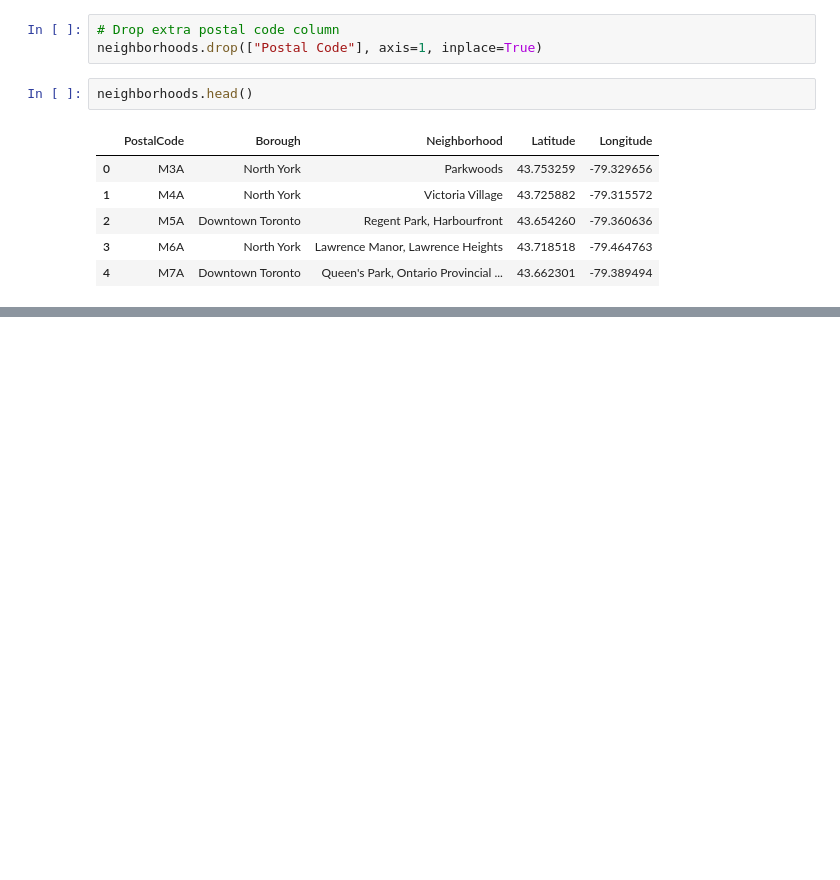
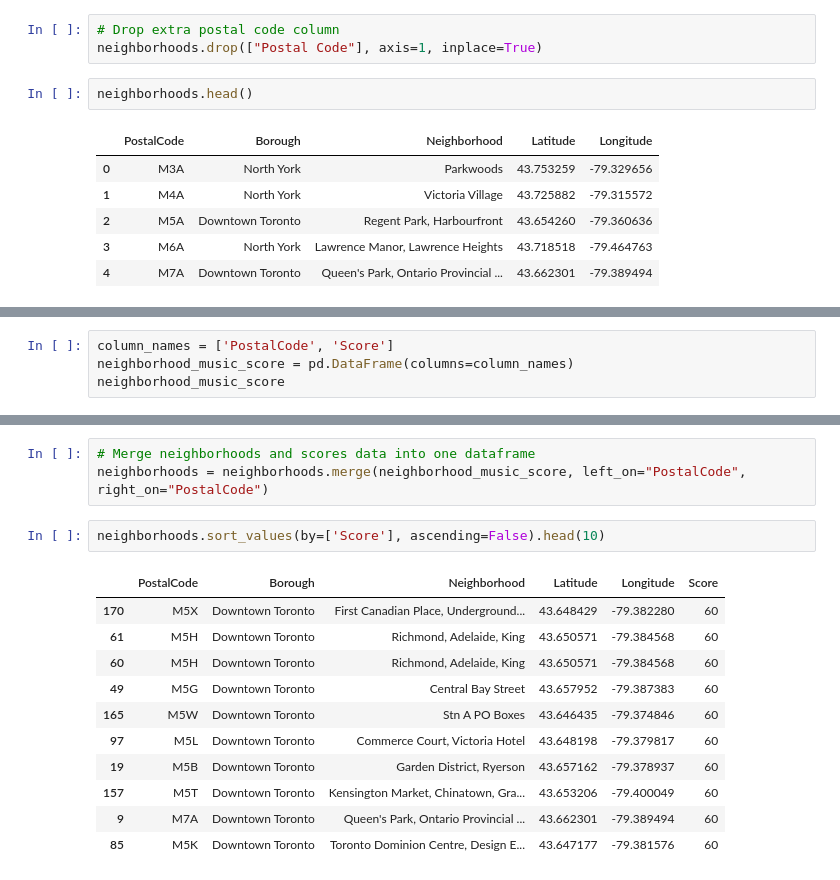
Before and after one commit to Arks-Designs/Coursera_Capstone, a Jupyter notebook: Applied Data Science Capstone.ipynb, the cells around one changed output, grey strips where cells are left out. Saved outputs shown, nothing was run; the diff lists cells and outputs as text; blank space fills up the shorter version.

Commit message:
Updated to score each borough by number of live music venues scored by rating are near them

```diff
--- a/Applied Data Science Capstone.ipynb
+++ b/Applied Data Science Capstone.ipynb
@@ -133,0 +136,4 @@ neighborhoods.head()
+# %%
+column_names = ['PostalCode', 'Score']
+neighborhood_music_score = pd.DataFrame(columns=column_names)
+neighborhood_music_score
@@ -134,3 +191,20 @@ neighborhoods.head()
+# %%
+# Merge neighborhoods and scores data into one dataframe
+neighborhoods = neighborhoods.merge(neighborhood_music_score, left_on="PostalCode", right_on="PostalCode")
+# %%
+neighborhoods.sort_values(by=['Score'], ascending=False).head(10)
+# %% [output]
+|  | PostalCode | Borough | Neighborhood | Latitude | Longitude | Score |
+| 170 | M5X | Downtown Toronto | First Canadian Place, Underground... | 43.648429 | -79.382280 | 60 |
+| 61 | M5H | Downtown Toronto | Richmond, Adelaide, King | 43.650571 | -79.384568 | 60 |
+| 60 | M5H | Downtown Toronto | Richmond, Adelaide, King | 43.650571 | -79.384568 | 60 |
+| 49 | M5G | Downtown Toronto | Central Bay Street | 43.657952 | -79.387383 | 60 |
+| 165 | M5W | Downtown Toronto | Stn A PO Boxes | 43.646435 | -79.374846 | 60 |
+| 97 | M5L | Downtown Toronto | Commerce Court, Victoria Hotel | 43.648198 | -79.379817 | 60 |
+| 19 | M5B | Downtown Toronto | Garden District, Ryerson | 43.657162 | -79.378937 | 60 |
+| 157 | M5T | Downtown Toronto | Kensington Market, Chinatown, Gra... | 43.653206 | -79.400049 | 60 |
+| 9 | M7A | Downtown Toronto | Queen's Park, Ontario Provincial ... | 43.662301 | -79.389494 | 60 |
+| 85 | M5K | Downtown Toronto | Toronto Dominion Centre, Design E... | 43.647177 | -79.381576 | 60 |
 # %%
 # Install and import folium for map creation
 !pip install folium==0.5.0
```
Also changed, not shown: parts of 17 cells of this notebook.
